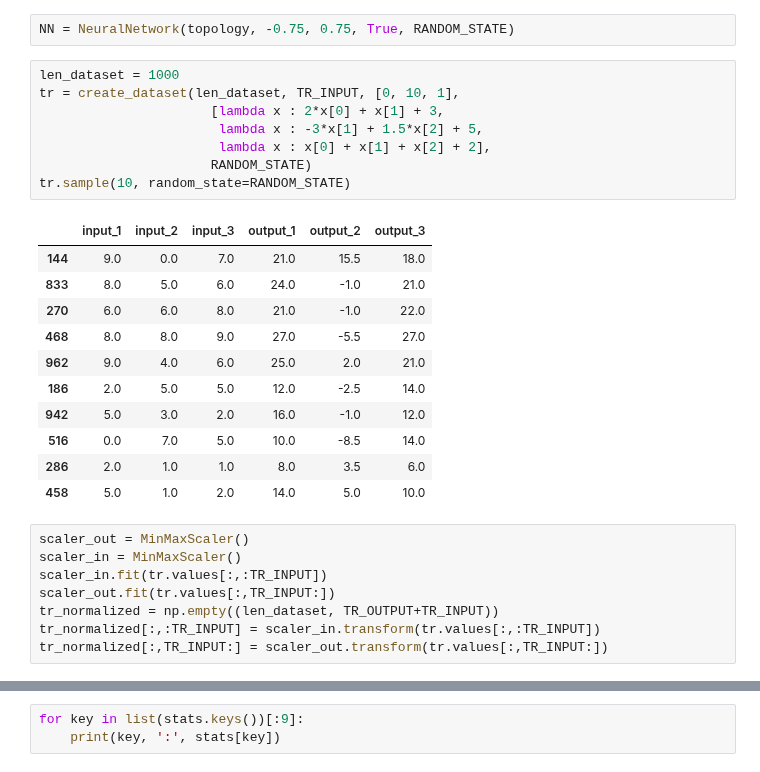
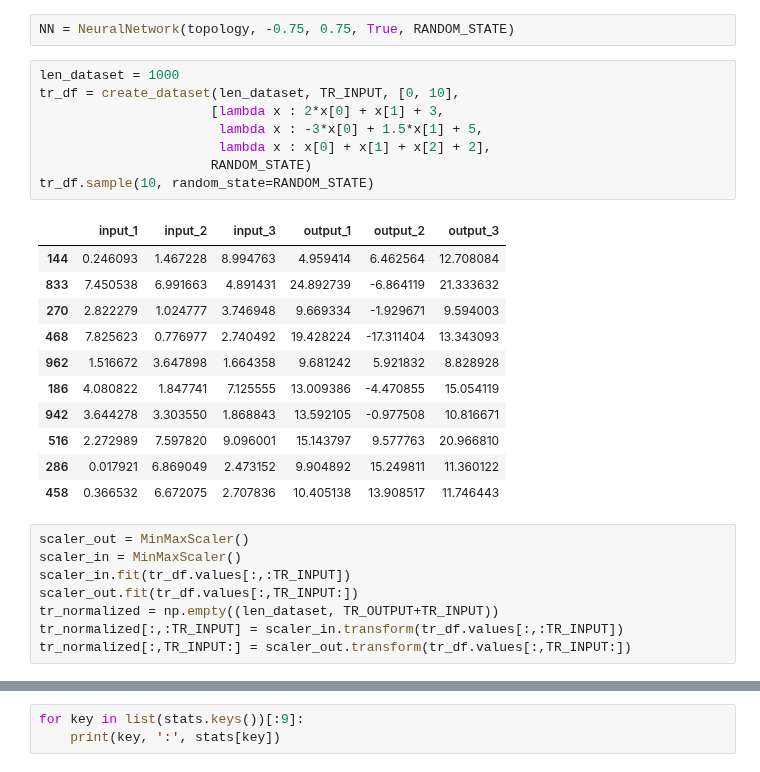
Before and after one commit to JacopoRaffi/ML_Proj_NN, a Jupyter notebook: notebook/nn_test_simple.ipynb, the cells around one changed output, grey strips where cells are left out. Cells and saved outputs as stored; diff of their text form.

```diff
--- a/notebook/nn_test_simple.ipynb
+++ b/notebook/nn_test_simple.ipynb
@@ -32,29 +33,29 @@ topology
 NN = NeuralNetwork(topology, -0.75, 0.75, True, RANDOM_STATE)
 # %%
 len_dataset = 1000
-tr = create_dataset(len_dataset, TR_INPUT, [0, 10, 1],
+tr_df = create_dataset(len_dataset, TR_INPUT, [0, 10],
                       [lambda x : 2*x[0] + x[1] + 3,
-                       lambda x : -3*x[1] + 1.5*x[2] + 5,
+                       lambda x : -3*x[0] + 1.5*x[1] + 5,
                        lambda x : x[0] + x[1] + x[2] + 2],
                       RANDOM_STATE)
-tr.sample(10, random_state=RANDOM_STATE)
+tr_df.sample(10, random_state=RANDOM_STATE)
 # %% [output]
 |  | input_1 | input_2 | input_3 | output_1 | output_2 | output_3 |
-| 144 | 9.0 | 0.0 | 7.0 | 21.0 | 15.5 | 18.0 |
-| 833 | 8.0 | 5.0 | 6.0 | 24.0 | -1.0 | 21.0 |
-| 270 | 6.0 | 6.0 | 8.0 | 21.0 | -1.0 | 22.0 |
-| 468 | 8.0 | 8.0 | 9.0 | 27.0 | -5.5 | 27.0 |
-| 962 | 9.0 | 4.0 | 6.0 | 25.0 | 2.0 | 21.0 |
-| 186 | 2.0 | 5.0 | 5.0 | 12.0 | -2.5 | 14.0 |
-| 942 | 5.0 | 3.0 | 2.0 | 16.0 | -1.0 | 12.0 |
-| 516 | 0.0 | 7.0 | 5.0 | 10.0 | -8.5 | 14.0 |
-| 286 | 2.0 | 1.0 | 1.0 | 8.0 | 3.5 | 6.0 |
-| 458 | 5.0 | 1.0 | 2.0 | 14.0 | 5.0 | 10.0 |
+| 144 | 0.246093 | 1.467228 | 8.994763 | 4.959414 | 6.462564 | 12.708084 |
+| 833 | 7.450538 | 6.991663 | 4.891431 | 24.892739 | -6.864119 | 21.333632 |
+| 270 | 2.822279 | 1.024777 | 3.746948 | 9.669334 | -1.929671 | 9.594003 |
+| 468 | 7.825623 | 0.776977 | 2.740492 | 19.428224 | -17.311404 | 13.343093 |
+| 962 | 1.516672 | 3.647898 | 1.664358 | 9.681242 | 5.921832 | 8.828928 |
+| 186 | 4.080822 | 1.847741 | 7.125555 | 13.009386 | -4.470855 | 15.054119 |
+| 942 | 3.644278 | 3.303550 | 1.868843 | 13.592105 | -0.977508 | 10.816671 |
+| 516 | 2.272989 | 7.597820 | 9.096001 | 15.143797 | 9.577763 | 20.966810 |
+| 286 | 0.017921 | 6.869049 | 2.473152 | 9.904892 | 15.249811 | 11.360122 |
+| 458 | 0.366532 | 6.672075 | 2.707836 | 10.405138 | 13.908517 | 11.746443 |
 # %%
 scaler_out = MinMaxScaler()
 scaler_in = MinMaxScaler()
-scaler_in.fit(tr.values[:,:TR_INPUT])
-scaler_out.fit(tr.values[:,TR_INPUT:])
+scaler_in.fit(tr_df.values[:,:TR_INPUT])
+scaler_out.fit(tr_df.values[:,TR_INPUT:])
 tr_normalized = np.empty((len_dataset, TR_OUTPUT+TR_INPUT))
-tr_normalized[:,:TR_INPUT] = scaler_in.transform(tr.values[:,:TR_INPUT])
-tr_normalized[:,TR_INPUT:] = scaler_out.transform(tr.values[:,TR_INPUT:])
+tr_normalized[:,:TR_INPUT] = scaler_in.transform(tr_df.values[:,:TR_INPUT])
+tr_normalized[:,TR_INPUT:] = scaler_out.transform(tr_df.values[:,TR_INPUT:])
```
Also changed, not shown: parts of 17 cells of this notebook, 3 other files.
